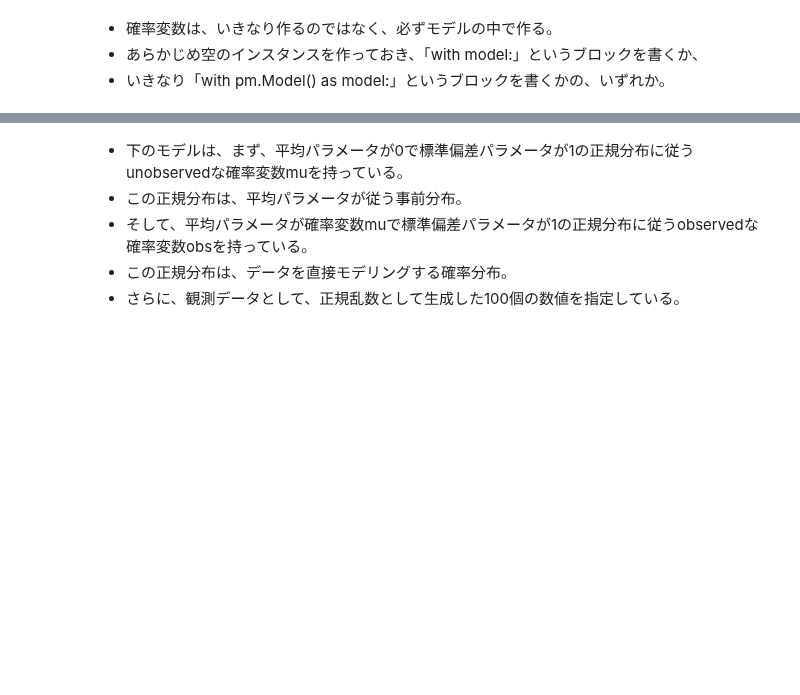
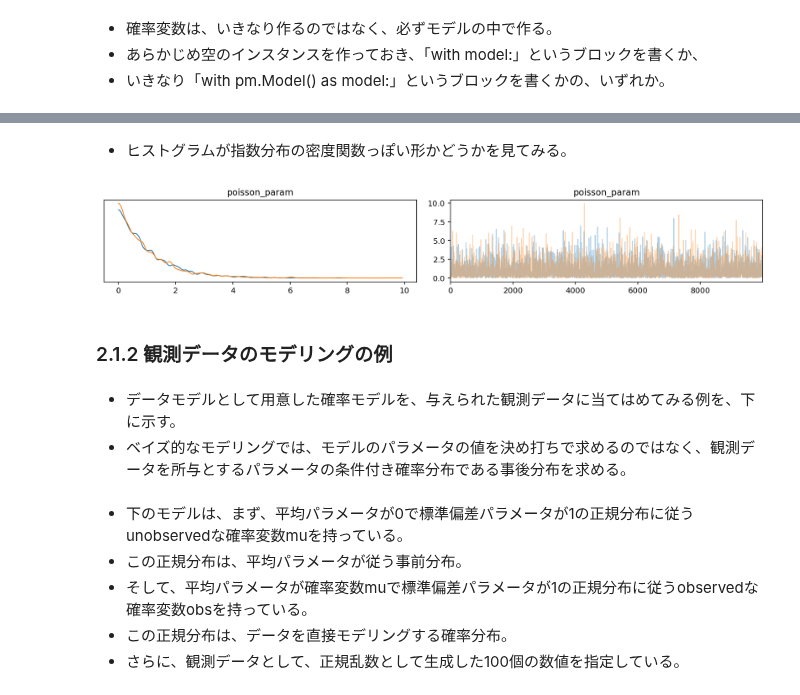
Before and after one commit to tomonari-masada/course2021-stats2, a Jupyter notebook: 02_PyMC_1.ipynb, the cells around one changed output, grey strips where cells are left out. Cells and saved outputs as stored; diff of their text form; code cells hidden in the pictures; blank space fills up the shorter version.

```diff
--- a/02_PyMC_1.ipynb
+++ b/02_PyMC_1.ipynb
@@ -64,0 +105,4 @@ with pm.Model() as model:
+# %%
+with model:
+    step = pm.Metropolis()
+    trace = pm.sample(10000, step=step)
@@ -65,3 +116,16 @@ with pm.Model() as model:
+# %% [markdown]
+* ヒストグラムが指数分布の密度関数っぽい形かどうかを見てみる。
+# %%
+import arviz as az
+with model:
+    az.plot_trace(trace)
+# %% [output]
+[figure, added]
+# %% [markdown]
+### 2.1.2 観測データのモデリングの例
+# %% [markdown]
+* データモデルとして用意した確率モデルを、与えられた観測データに当てはめてみる例を、下に示す。
+* ベイズ的なモデリングでは、モデルのパラメータの値を決め打ちで求めるのではなく、観測データを所与とするパラメータの条件付き確率分布である事後分布を求める。
 # %% [markdown]
 * 下のモデルは、まず、平均パラメータが0で標準偏差パラメータが1の正規分布に従うunobservedな確率変数muを持っている。
  * この正規分布は、平均パラメータが従う事前分布。
```
Also changed, not shown: parts of 31 cells of this notebook.
